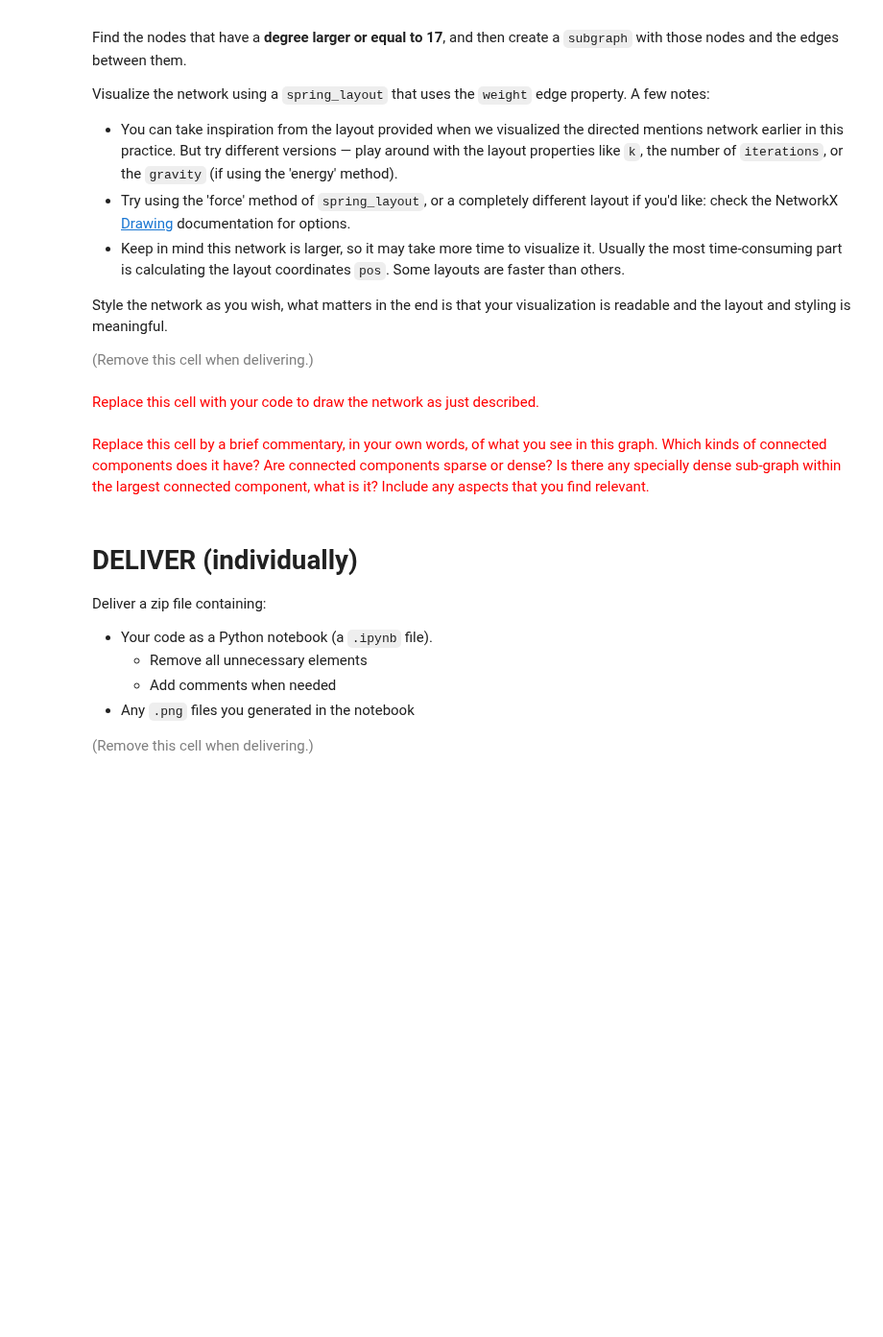
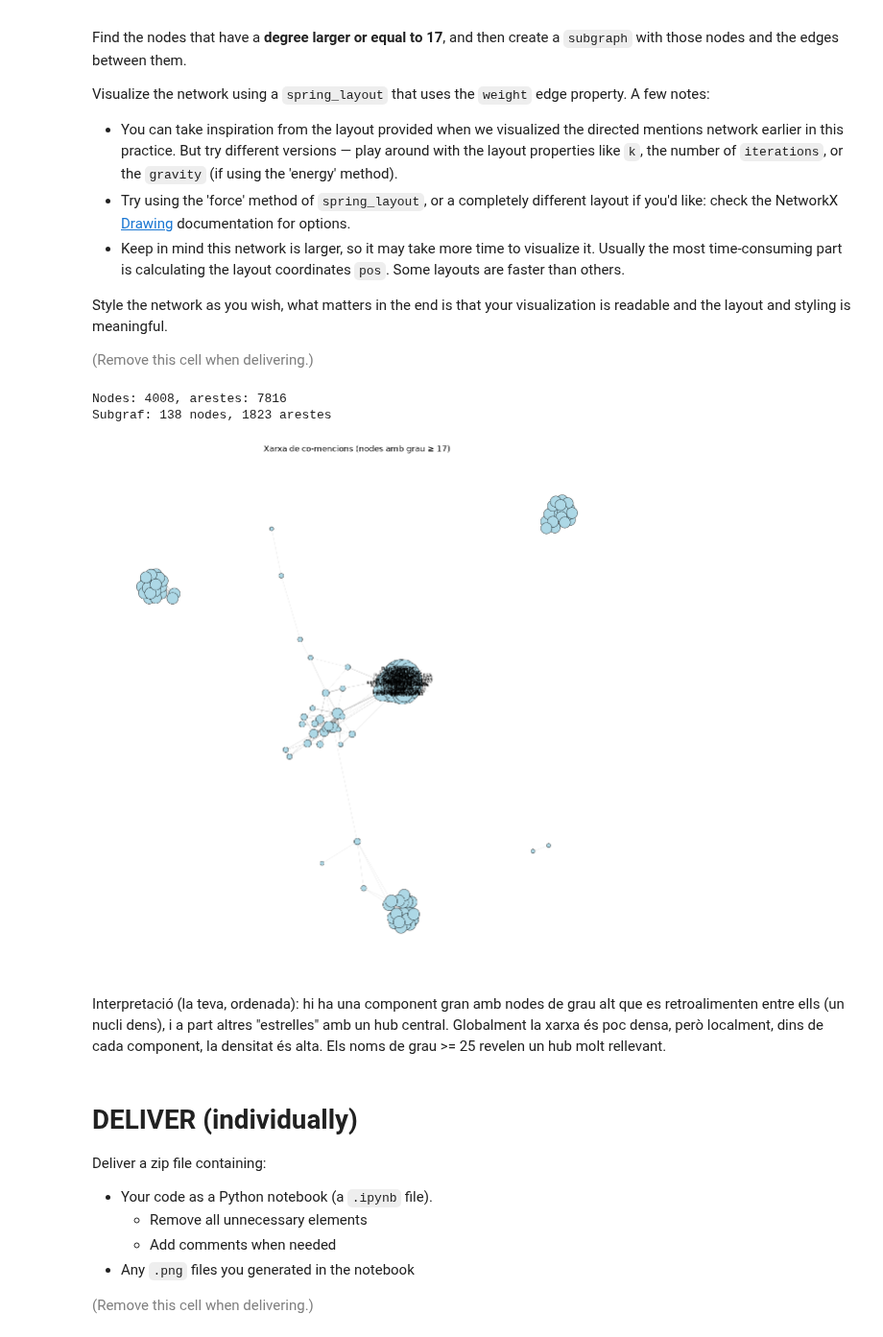
Before and after one commit to polroviraalm/networks-science-course, a Jupyter notebook: practicum/ps02-networks-from-text-2026 enunciat.ipynb, the cells around one changed output. Shown at 96% size. Drawn from its saved outputs; the diff is of its cells as text; code cells hidden in the pictures; blank space fills up the shorter version.

```diff
--- a/practicum/ps02-networks-from-text-2026 enunciat.ipynb
+++ b/practicum/ps02-networks-from-text-2026 enunciat.ipynb
@@ -111,3 +140,10 @@ print(mentions_counter[('joanmariapique', 'catalangov')])
+# %%
+for (u, v) in mentions_counter:               # Recorrem totes les claus; desempaquetem cada tupla en u i v
+    if u < v and (v, u) in mentions_counter:  # 'u < v' compara text alfabèticament: així cada parella surt NOMÉS UNA VEGADA
+                                              # '(v, u) in ...' comprova que també existeix la menció en sentit contrari
+        total = mentions_counter[(u, v)] + mentions_counter[(v, u)]   # Suma de les dues direccions
+        if total > 8:                          # Filtre: només les parelles amb més de 8 mencions en total
+            print(f"Accounts @{u} and @{v} mention each other {total} times")
 # %% [markdown]
 ## 1.3 Save network
 # %% [markdown]
@@ -351,6 +515,19 @@ Read the original input file again to create a dictionary `co_mentions_counter`
 <font size="-1" color="gray">(Remove this cell when delivering.)</font>
 # %% [markdown]
 <font size="+1" color="red">Replace this cell with your code to create the `co_mentions_counter`.</font>
+# %%
+co_mentions_counter = {}   # Clau = (usuari1, usuari2) amb usuari1 < usuari2; valor = nombre de tuits on coincideixen
+
+with gzip.open(COMPRESSED_INPUT_FILENAME, "rt", encoding="utf-8") as input_file:
+    for i in input_file:                                   # Un tuit per línia
+        tweet = json.loads(i)
+        mentions = set(extract_mentions(tweet['full_text']))
+        # set() elimina repetits: si un tuit esmenta @a dues vegades, només compta una
+        for i in mentions:           # Doble bucle per generar totes les parelles del tuit
+            for j in mentions:
+                if i < j:            # Només ordre alfabètic: cada parella surt 1 sola vegada i evitem (a,a)
+                    clau = (i, j)
+                    co_mentions_counter[clau] = co_mentions_counter.get(clau, 0) + 1
 # %% [markdown]
 Print the number of times the accounts `educaciocat` and `elnacionalcat` have been mentioned together. It should be 8.
 
@@ -385,10 +593,54 @@ Visualize the network using a `spring_layout` that uses the `weight` edge proper
 Style the network as you wish, what matters in the end is that your visualization is readable and the layout and styling is meaningful.
 
 <font size="-1" color="gray">(Remove this cell when delivering.)</font>
-# %% [markdown]
-<font size="+1" color="red">Replace this cell with your code to draw the network as just described.</font>
+# %%
+g_co = nx.Graph()    # Graf NO dirigit (les co-mencions no tenen sentit)
+
+with open(OUTPUT_CO_MENTIONS_FILENAME, "r") as input_file:
+    reader = csv.DictReader(input_file, delimiter='\t')
+    for i in reader:
+        g_co.add_edge(i['Source'], i['Target'], weight=int(i['Weight']))
+
+print(f"Nodes: {g_co.number_of_nodes()}, arestes: {g_co.number_of_edges()}")
+
+high_degree_nodes = []
+for n in g_co.nodes():
+    if g_co.degree(n) >= 17:        # Ens quedem només amb nodes de grau >= 17 (la xarxa completa és massa gran)
+        high_degree_nodes.append(n)
+
+sub = g_co.subgraph(high_degree_nodes).copy()   # Subgraf només amb aquests nodes
+print(f"Subgraf: {sub.number_of_nodes()} nodes, {sub.number_of_edges()} arestes")
+
+pos_co = nx.spring_layout(sub, weight='weight', k=0.3, iterations=100, seed=42)
+# weight='weight': arestes amb més pes atrauen més. iterations=100: més passos = layout més estable
+
+nodes = list(sub.nodes())
+edges = list(sub.edges())
+
+node_sizes = [20 + 15 * sub.degree(n) for n in nodes]                # Mida segons grau
+edge_widths = [0.2 * sub[u][v]['weight'] for u, v in edges]          # Gruix segons pes
+
+plt.figure(figsize=(14, 14))
+nx.draw_networkx_edges(sub, pos_co, edgelist=edges, width=edge_widths, edge_color='gray', alpha=0.5)
+nx.draw_networkx_nodes(sub, pos_co, nodelist=nodes, node_size=node_sizes,
+                       node_color='lightblue', edgecolors='black', linewidths=0.5)
+
+labels = {}                  # Diccionari {node: text} només per als nodes importants
+for n in nodes:
+    if sub.degree(n) >= 25:  # Etiquetem només els de grau >= 25 perquè el dibuix sigui llegible
+        labels[n] = n
+nx.draw_networkx_labels(sub, pos_co, labels=labels, font_size=8)
+
+plt.axis('off')
+plt.title("Xarxa de co-mencions (nodes amb grau ≥ 17)")
+plt.savefig("co-mentions-network.png", dpi=300, bbox_inches='tight')
+plt.show()
+# %% [output]
+Nodes: 4008, arestes: 7816
+Subgraf: 138 nodes, 1823 arestes
+[figure, added]
 # %% [markdown]
-<font size="+1" color="red">Replace this cell by a brief commentary, in your own words, of what you see in this graph. Which kinds of connected components does it have? Are connected components sparse or dense? Is there any specially dense sub-graph within the largest connected component, what is it? Include any aspects that you find relevant.</font>
+Interpretació (la teva, ordenada): hi ha una component gran amb nodes de grau alt que es retroalimenten entre ells (un nucli dens), i a part altres "estrelles" amb un hub central. Globalment la xarxa és poc densa, però localment, dins de cada component, la densitat és alta. Els noms de grau >= 25 revelen un hub molt rellevant.
 # %% [markdown]
 # DELIVER (individually)
 
```
Also changed, not shown: parts of 24 cells of this notebook, 2 other files.
